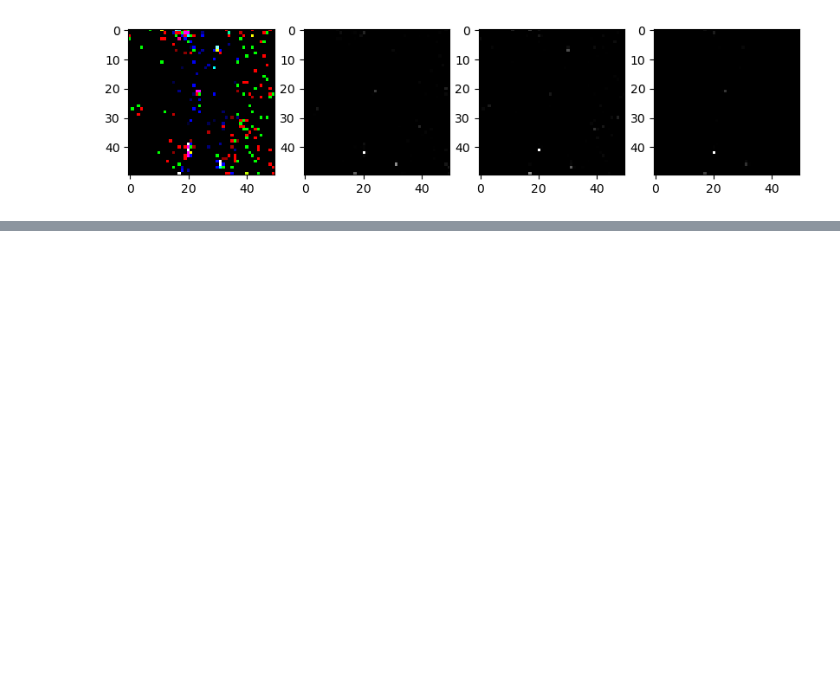
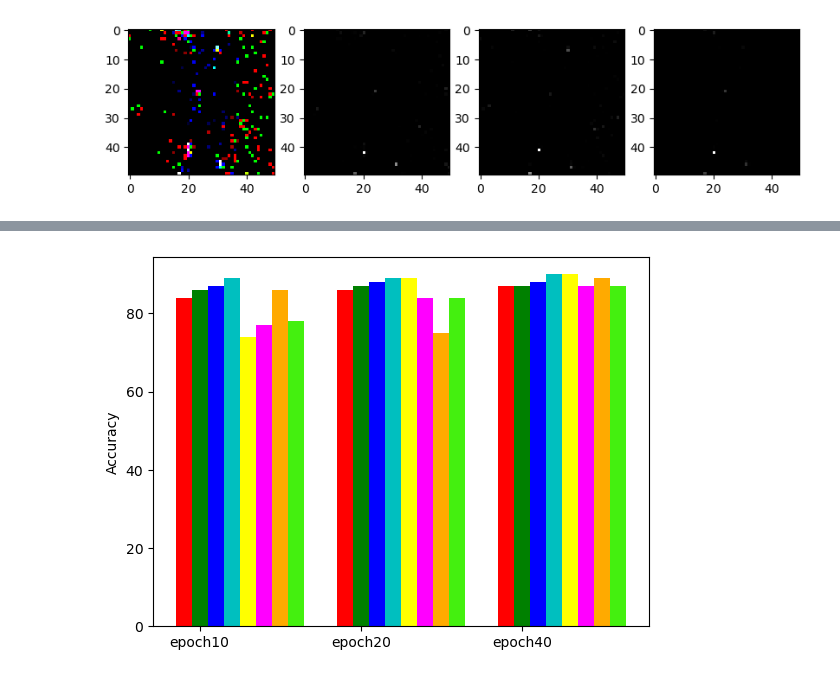
Before and after one commit to 591291-hvl/Bachelor, a Jupyter notebook: Code/notebooks/Tester/visualizer.ipynb, the cells around one changed output, grey strips where cells are left out. Drawn from its saved outputs; the diff is of its cells as text; code cells hidden in the pictures; blank space fills up the shorter version.

```diff
--- a/Code/notebooks/Tester/visualizer.ipynb
+++ b/Code/notebooks/Tester/visualizer.ipynb
@@ -148,0 +184,48 @@ Clipping input data to the valid range for imshow with RGB data ([0..1] for floa
+# %%
+import numpy as np
+import matplotlib.pyplot as plt
+
+N = 3
+ind = np.arange(N)  # the x locations for the groups
+width = 0.10       # the width of the bars
+
+fig = plt.figure()
+ax = fig.add_subplot(111)
+
+crossEntropy = [84,86,87]
+rects1 = ax.bar(ind, crossEntropy, width, color='r')
+
+custom3 = [86,87,87]
+rects2 = ax.bar(ind+width, custom3, width, color='g')
+
+custom4 = [87,88,88]
+rects3 = ax.bar(ind+width*2, custom4, width, color='b')
+
+custom5 = [89,89,90]
+rects4 = ax.bar(ind+width*3, custom5, width, color='c')
+
+custom6 = [74,89,90]
+rects5 = ax.bar(ind+width*4, custom6, width, color='#FFFF00')
+
+custom7 = [77,84,87]
+rects6 = ax.bar(ind+width*5, custom7, width, color='#FF00FF')
+
+custom8 = [86,75,89]
+rects7 = ax.bar(ind+width*6, custom8, width, color='#FFAA00')
+
+custom9 = [78,84,87]
+rects8 = ax.bar(ind+width*7, custom9, width, color='#44F00F')
+
+
+
+
+ax.set_ylabel('Accuracy')
+ax.set_xticks(ind+width)
+ax.set_xticklabels( ('epoch10', 'epoch20', 'epoch40') )
+# ax.legend( (rects1[0], rects2[0], rects3[0], rects4[0], rects5[0], rects6[0], rects7[0], rects8[0]), ('cross-entropy', 'customloss-3', 'customloss-4', 'customloss-5', 'customloss-6', 'customloss-7', 'customloss-8', 'customloss-9') )
+
+
+
+plt.show()
+# %% [output]
+[figure, added]
```
Also changed, not shown: parts of 1 cell of this notebook, 2 other files.
